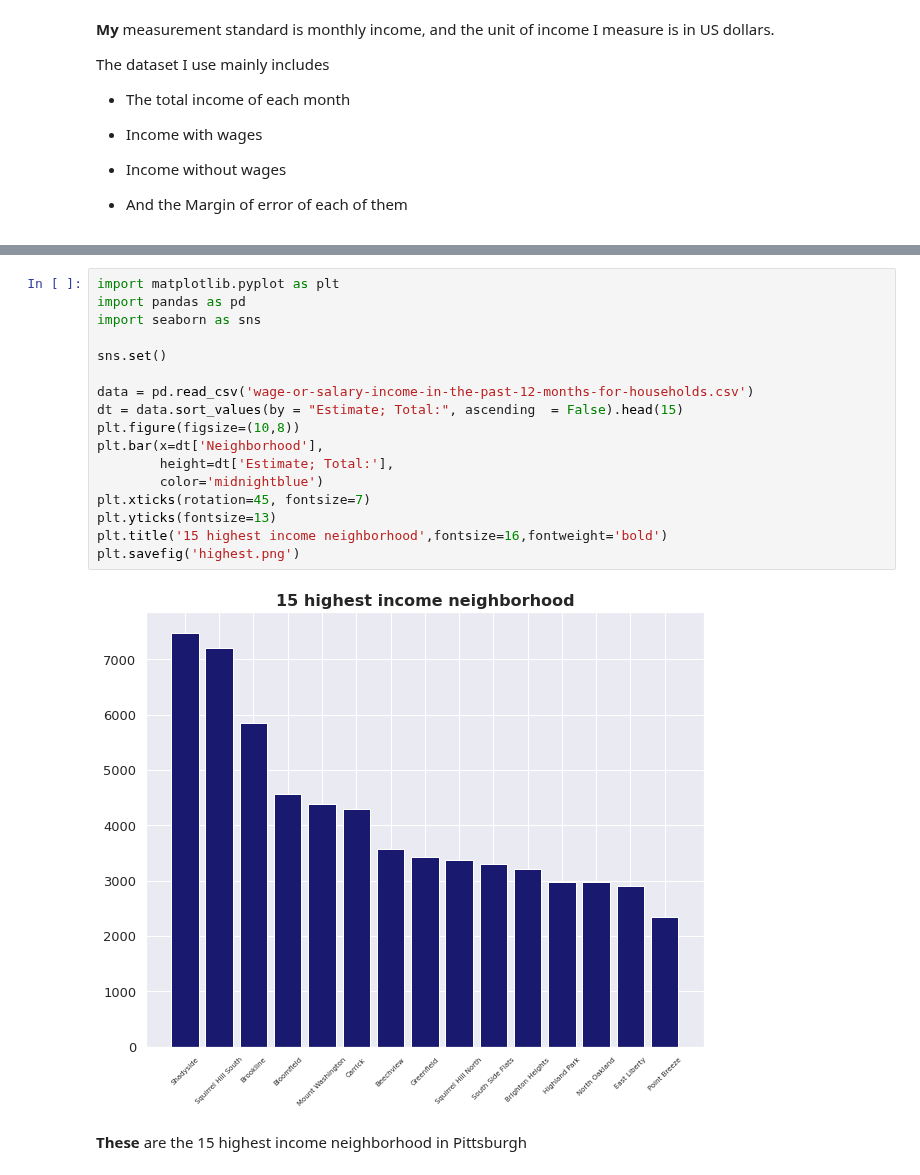
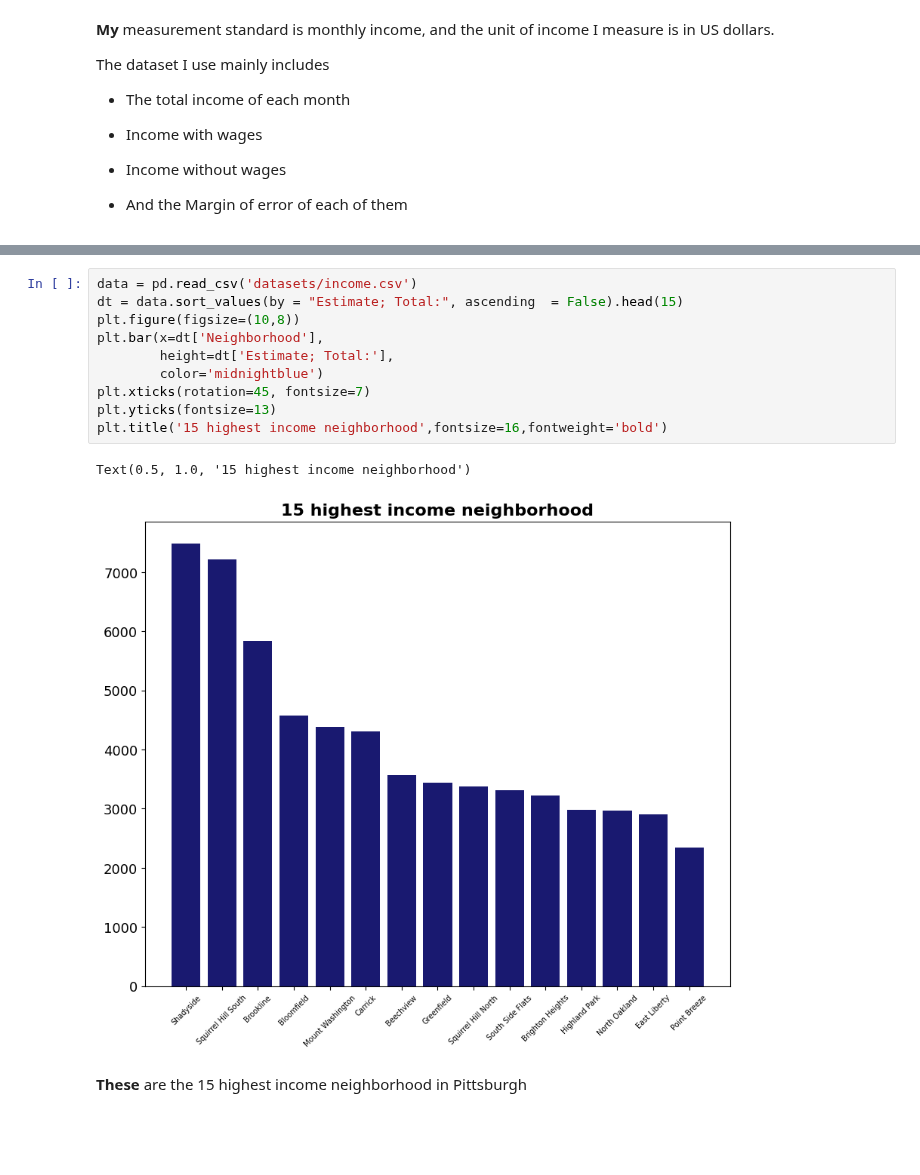
Before and after one commit to CMPINF-0010/Final-Project, a Jupyter notebook: final.ipynb, the cells around one changed output, grey strips where cells are left out. Cells and saved outputs as stored; diff of their text form; blank space fills up the shorter version.

```diff
--- a/final.ipynb
+++ b/final.ipynb
@@ -292,24 +281,18 @@ Estimate; Total: - No wage or salary income                 1350.0
 Margin of Error; Total: - No wage or salary income       210.56353
 Name: 68, dtype: object
 # %%
-import matplotlib.pyplot as plt
-import pandas as pd
-import seaborn as sns
-
-sns.set()
-
-data = pd.read_csv('wage-or-salary-income-in-the-past-12-months-for-households.csv')
+data = pd.read_csv('datasets/income.csv')
 dt = data.sort_values(by = "Estimate; Total:", ascending  = False).head(15)
 plt.figure(figsize=(10,8))
 plt.bar(x=dt['Neighborhood'],
         height=dt['Estimate; Total:'],
         color='midnightblue')
 plt.xticks(rotation=45, fontsize=7)
 plt.yticks(fontsize=13)
 plt.title('15 highest income neighborhood',fontsize=16,fontweight='bold')
-plt.savefig('highest.png')
 # %% [output]
+Text(0.5, 1.0, '15 highest income neighborhood')
-[figure, old version]
+[figure, new version]
 # %% [markdown]
 **These** are the 15 highest income neighborhood in Pittsburgh
 # %% [markdown]
```
Also changed, not shown: parts of 10 cells of this notebook, 2 other files.
